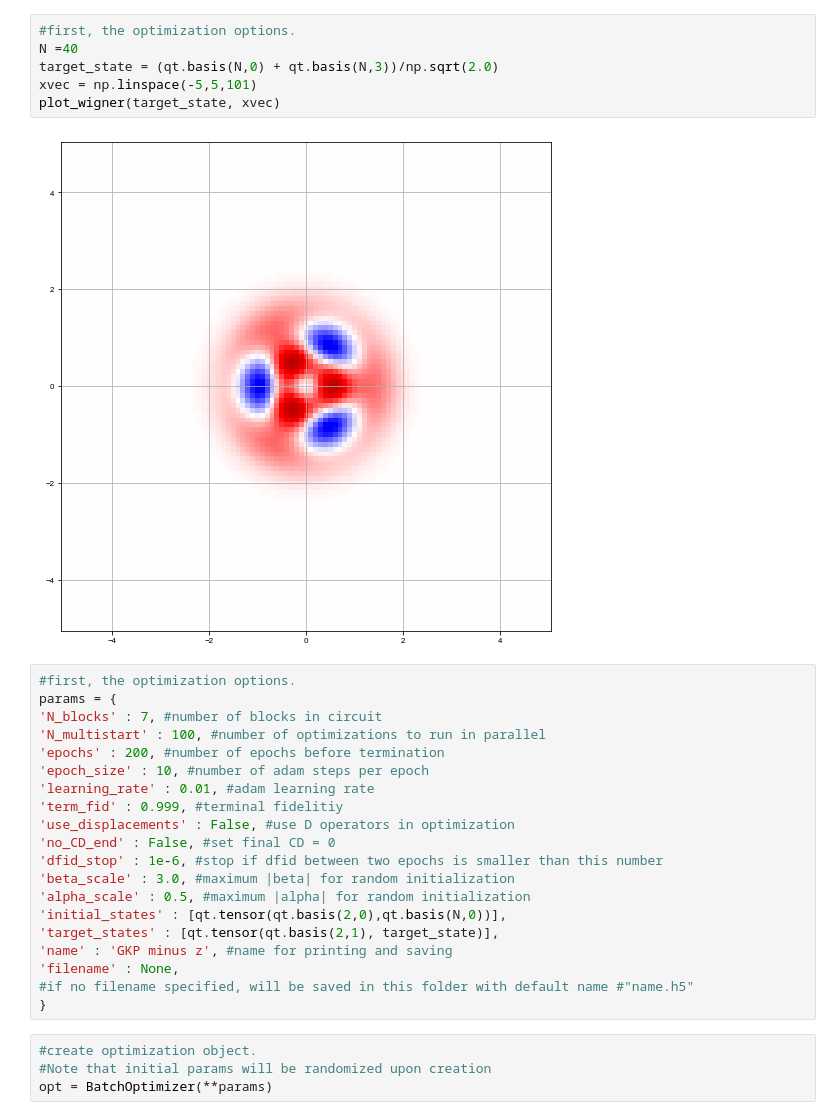
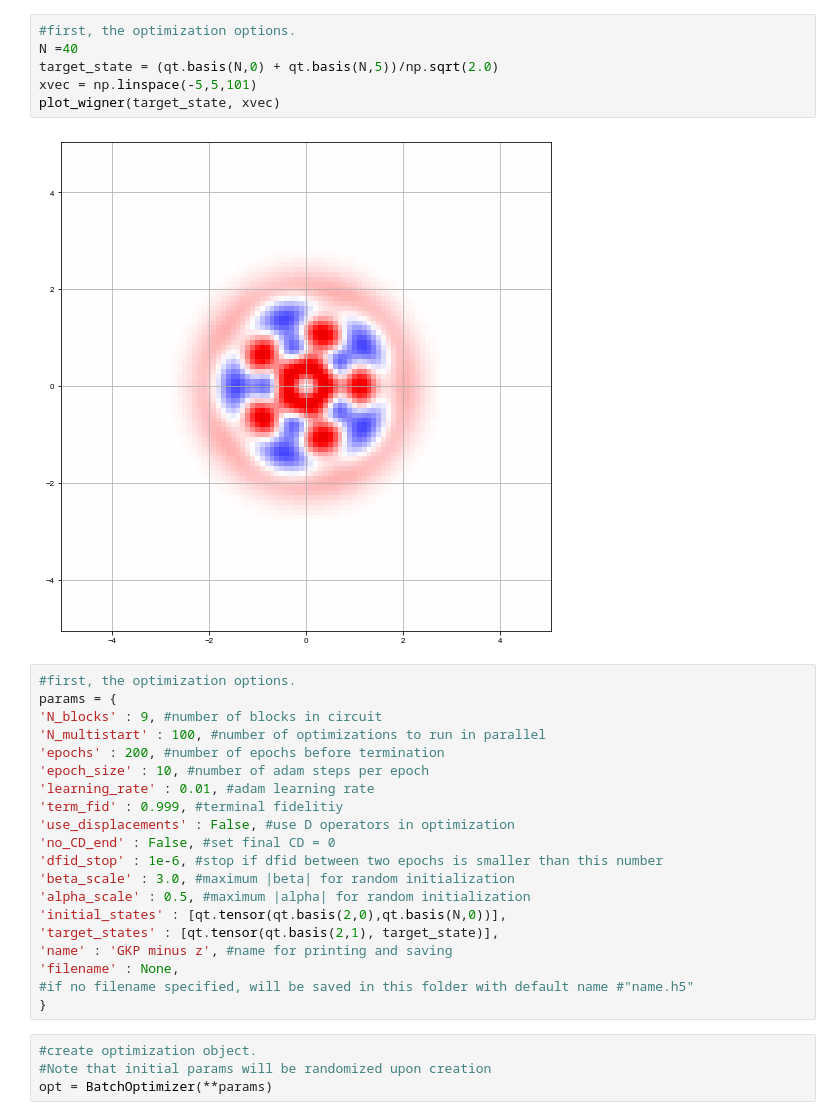
Before and after one commit to alec-eickbusch/ECD_control, a Jupyter notebook: ECD_optimization/examples/0N_state.ipynb, the cells around one changed output. Drawn from its saved outputs; the diff is of its cells as text.

```diff
--- a/ECD_optimization/examples/0N_state.ipynb
+++ b/ECD_optimization/examples/0N_state.ipynb
@@ -25,15 +23,15 @@ Need tf version 2.3.0 or later. Using tensorflow version: 2.5.0-rc2
 # %%
 #first, the optimization options.
 N =40
-target_state = (qt.basis(N,0) + qt.basis(N,3))/np.sqrt(2.0)
+target_state = (qt.basis(N,0) + qt.basis(N,5))/np.sqrt(2.0)
 xvec = np.linspace(-5,5,101)
 plot_wigner(target_state, xvec)
 # %% [output]
-[figure, old version]
+[figure, new version]
 # %%
 #first, the optimization options.
 params = {
-'N_blocks' : 7, #number of blocks in circuit
+'N_blocks' : 9, #number of blocks in circuit
 'N_multistart' : 100, #number of optimizations to run in parallel
 'epochs' : 200, #number of epochs before termination
 'epoch_size' : 10, #number of adam steps per epoch
```
Also changed, not shown: parts of 3 cells of this notebook, 4 other files.
